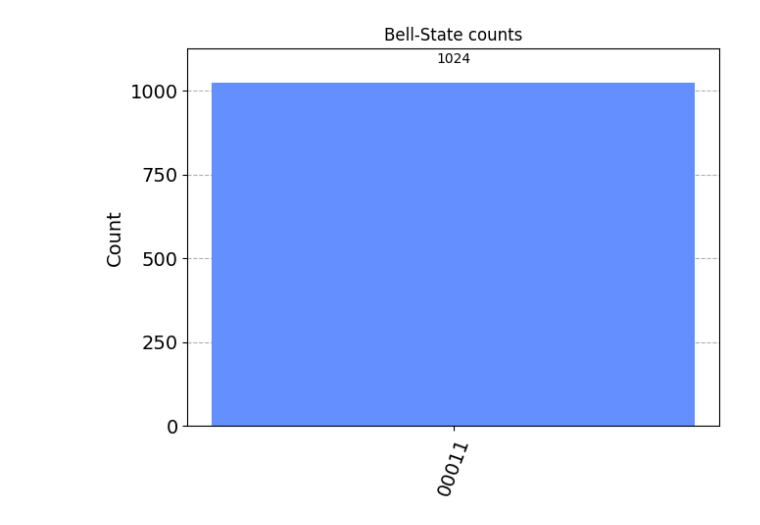
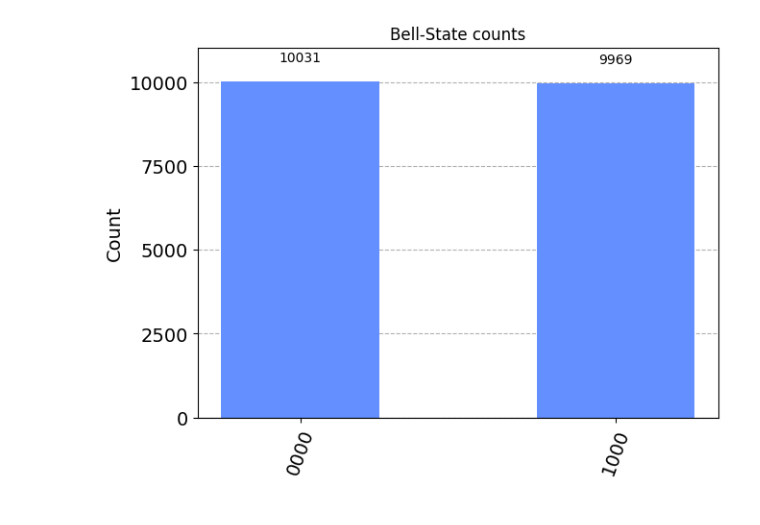
Before and after one commit to P2-718na/qft-speech, a Jupyter notebook: code/modular-exponentiation.ipynb, the cells around one changed output. Drawn from its saved outputs; the diff is of its cells as text; code cells hidden in the pictures.

```diff
--- a/code/modular-exponentiation.ipynb
+++ b/code/modular-exponentiation.ipynb
@@ -24,7 +26,7 @@ def c_amod15_gate(a, power):
     if a not in [2,4,7,8,11,13]:
         raise ValueError("'a' must be 2,4,7,8,11 or 13")
     U = QuantumCircuit(4)
-    for iteration in range(power):
+    for _ in range(power):
         if a in [2,13]:
             U.swap(2,3)
             U.swap(1,2)
@@ -43,7 +45,7 @@ def c_amod15_gate(a, power):
     U.name = "y * %i^%i mod 15" % (a, power)
 
     # I guess you need to apply control more?
-    c_U = U.control()
+    c_U = U.control() ##.control(t)
     return c_U
 
 def modexp(circuit, n):
@@ -82,3 +61,28 @@ meas: 5/════════════════════════
 # %%
 from qiskit import Aer, transpile
 from qiskit.tools.visualization import plot_histogram, plot_state_city
+# %%
+circ = QuantumCircuit(8, 4)
+
+circ.h(range(4))
+
+
+gate1 = c_amod15_gate(7, 1)
+gate2 = c_amod15_gate(7, 2)
+gate4 = c_amod15_gate(7, 4)
+gate8 = c_amod15_gate(7, 8)
+
+#circ.x(4)
+#circ.x(1) #lsb
+#[circ.x(i) for i in range(1, 5)]
+circ.append(gate1, [0, 4, 5, 6, 7])
+circ.append(gate2, [1, 4, 5, 6, 7])
+circ.append(gate4, [2, 4, 5, 6, 7])
+circ.append(gate8, [3, 4, 5, 6, 7])
+
+inverse_qft(circ, 4)
+
+circ.barrier(range(8))
+
+circ.measure(range(4), range(4))
+circ.draw("mpl")
@@ -85,11 +91,11 @@ from qiskit.tools.visualization import plot_histogram, plot_state_city
 # %%
 simulator = Aer.get_backend('aer_simulator')
 transpiled_circ = transpile(circ, simulator)
-result = simulator.run(transpiled_circ).result()
+result = simulator.run(transpiled_circ, shots=20000).result()
 counts = result.get_counts(transpiled_circ)
 plot_histogram(counts, title='Bell-State counts')
 # ignore number on right i dont know how to do this without measure_all
 # %% [output]
-[figure, old version]
+[figure, new version]
 # %%
 # ok, This appears to work
```
Also changed, not shown: parts of 5 cells of this notebook, 5 other files.
